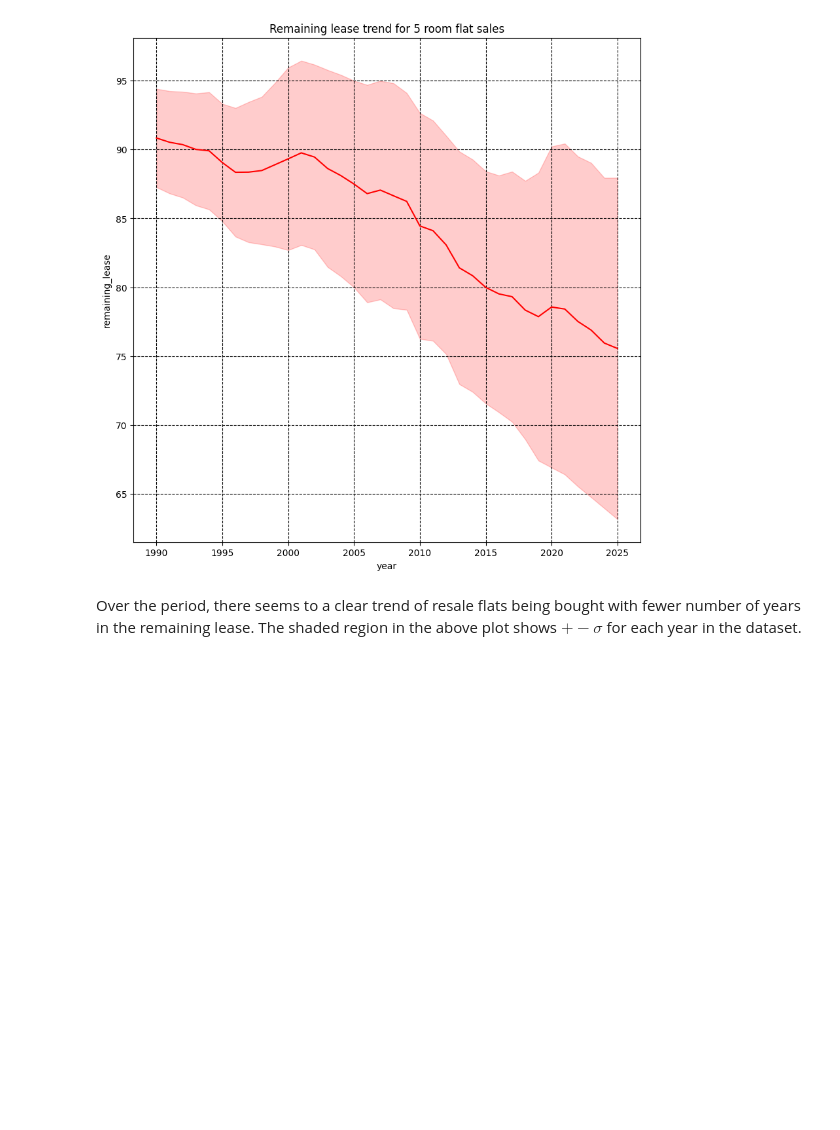
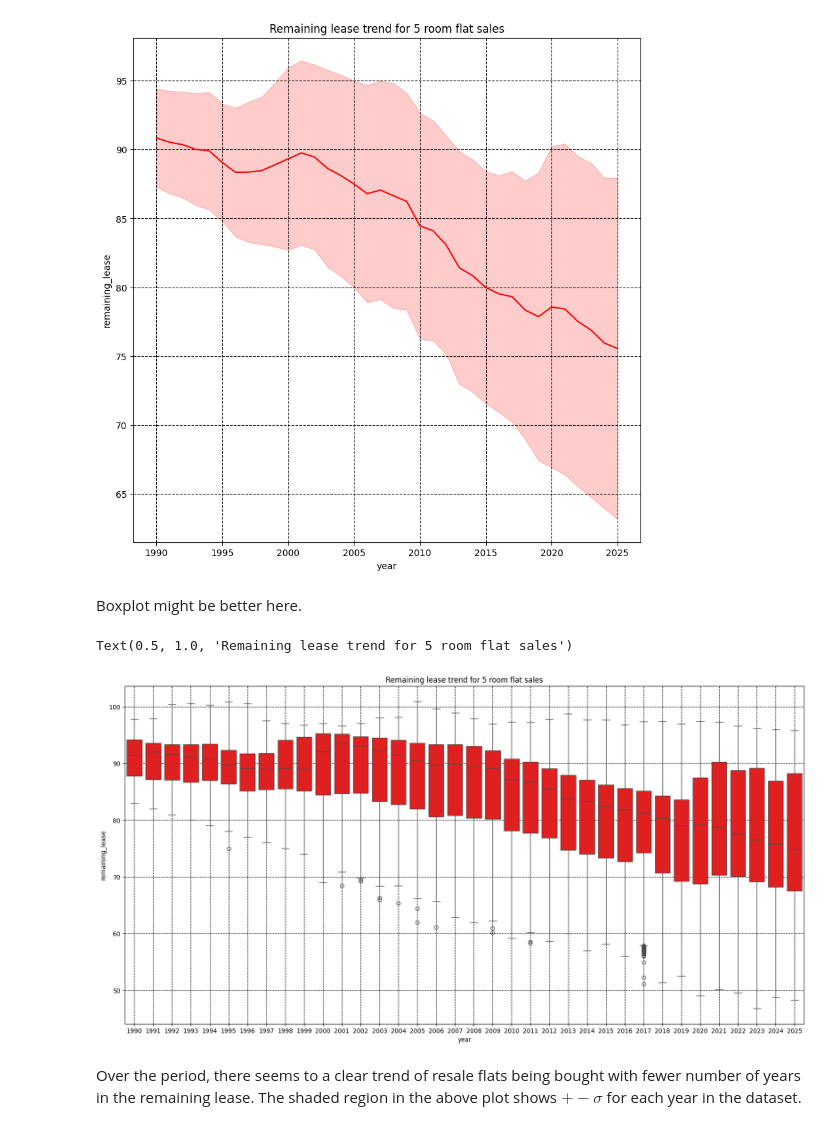
Before and after one commit to pradeepj-prj/HDB-Resale-Prices-Analysis, a Jupyter notebook: notebooks/02-5room.ipynb, the cells around one changed output. Cells and saved outputs as stored; diff of their text form; code cells hidden in the pictures; blank space fills up the shorter version.

```diff
--- a/notebooks/02-5room.ipynb
+++ b/notebooks/02-5room.ipynb
@@ -74,6 +74,17 @@ ax.set_title("Remaining lease trend for 5 room flat sales")
 # %% [output]
 Text(0.5, 1.0, 'Remaining lease trend for 5 room flat sales')
 [figure]
+# %% [markdown]
+Boxplot might be better here.
+# %%
+fig, ax = plt.subplots(figsize=(20,10))
+
+sns.boxplot(data=five_room_df, x="year", y="remaining_lease", ax=ax, color="red")
+ax.grid(True, color="black", linestyle="--")
+ax.set_title("Remaining lease trend for 5 room flat sales")
+# %% [output]
+Text(0.5, 1.0, 'Remaining lease trend for 5 room flat sales')
+[figure, added]
 # %% [markdown]
 Over the period, there seems to a clear trend of resale flats being bought with fewer number of years in the remaining lease. The shaded region in the above plot shows $+- \sigma$ for each year in the dataset.
 # %% [markdown]
```
Also changed, not shown: parts of 3 cells of this notebook.
